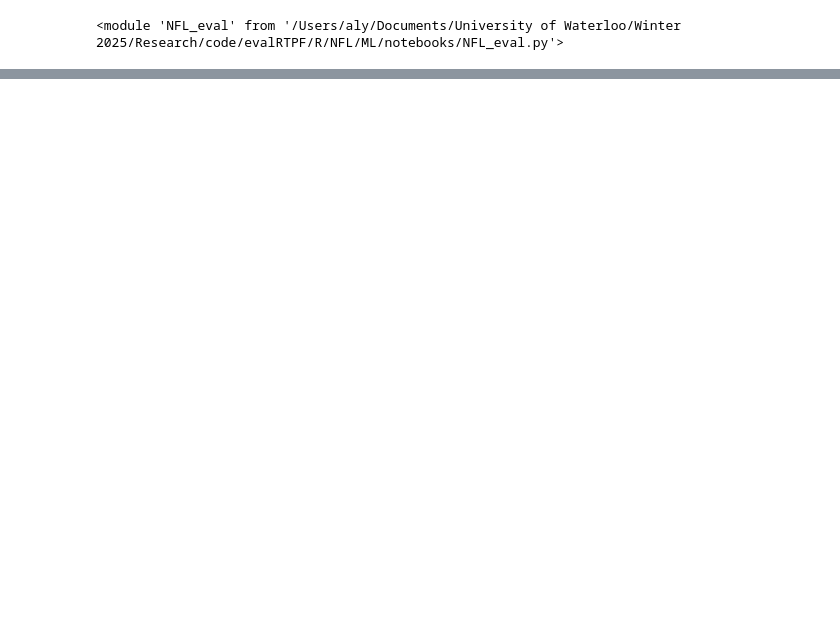
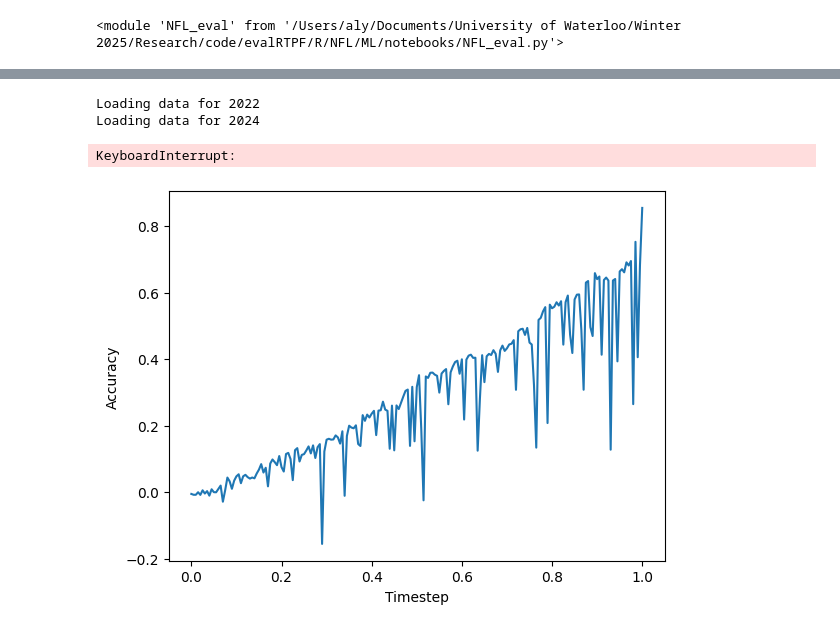
Before and after one commit to alys28/probabilistic_forecasts_football, a Jupyter notebook: evalRTPF/R/NFL/ML/notebooks/neural_network.ipynb, the cells around one changed output, grey strips where cells are left out. Drawn from its saved outputs; the diff is of its cells as text; code cells hidden in the pictures; blank space fills up the shorter version.

```diff
--- a/evalRTPF/R/NFL/ML/notebooks/neural_network.ipynb
+++ b/evalRTPF/R/NFL/ML/notebooks/neural_network.ipynb
@@ -52,19 +64,26 @@ class NN(nn.Module):
 # %%
 class NNModel:
-    def __init__(self, epochs = 40, input_size=11, hidden_sizes=[64, 32], output_size=2):
+    def __init__(self, epochs = 100, input_size=10, hidden_sizes=[64, 32, 16, 4], output_size=2):
         self.model = NN(input_size, hidden_sizes, output_size)
-        self.criterion = nn.BCELoss()
+        self.criterion = nn.CrossEntropyLoss()
         self.optimizer = torch.optim.Adam(self.model.parameters(), lr=0.001)
         self.epochs = epochs
     def fit(self, X, y):
+        y = y.to(torch.long)  # Ensure y is of type LongTensor
+        final_loss = None  # Store the last loss
         for _ in range(self.epochs):
             self.optimizer.zero_grad()
-            output = self.model(X)
-            loss = self.criterion(output, y)
+            output = self.model(X)  # Model outputs raw logits (no sigmoid/softmax needed)
+            loss = self.criterion(output, y)  # y must be class indices, NOT one-hot
             loss.backward()
             self.optimizer.step()
+        final_loss = loss.item()  # Store loss as a Python number
+        print(f"Final Loss: {final_loss}")  # Output the last loss after training
     def score(self, X_test, y_test):
         self.model.eval()
+        # Convert y_test to tensor
+        y_test = torch.tensor(y_test, dtype=torch.float32)
+        X_test = torch.tensor(X_test, dtype=torch.float32)
         with torch.no_grad():
             logits = self.model(X_test)               # [N, 2]
             probs = F.softmax(logits, dim=1)     # [N, 2]
@@ -74,7 +93,10 @@ class NNModel:
             r2 = 1 - ss_res / ss_tot
             return r2.item()
     def predict_proba(self, X):
-        return self.model(X)
+        self.model.eval()
+        with torch.no_grad():
+            logits = self.model(X)
+            return F.softmax(logits, dim=1)  # Convert to probabilities
 # %%
 import importlib
 importlib.reload(process_data)
@@ -82,5 +104,5 @@ importlib.reload(NFL_eval)
 # %% [output]
 <module 'NFL_eval' from '/Users/aly/Documents/University of Waterloo/Winter 2025/Research/code/evalRTPF/R/NFL/ML/notebooks/NFL_eval.py'>
 # %%
-eval.train_DL(NNModel, epochs=40)
+eval.train_DL(NNModel, epochs=100, input_size=10)
 # %% [output]
@@ -90,2 +126,10 @@ RuntimeError: mat1 and mat2 shapes cannot be multiplied (8x10 and 11x64)
 # %%
-eval.evaluate()
+eval.evaluate([2023, 2024])
+# %% [output]
+Loading data for 2022
+Loading data for 2024
+KeyboardInterrupt:
+# %%
+eval.plot()
+# %% [output]
+[figure, added]
```
Also changed, not shown: parts of 7 cells of this notebook, 3 other files.
